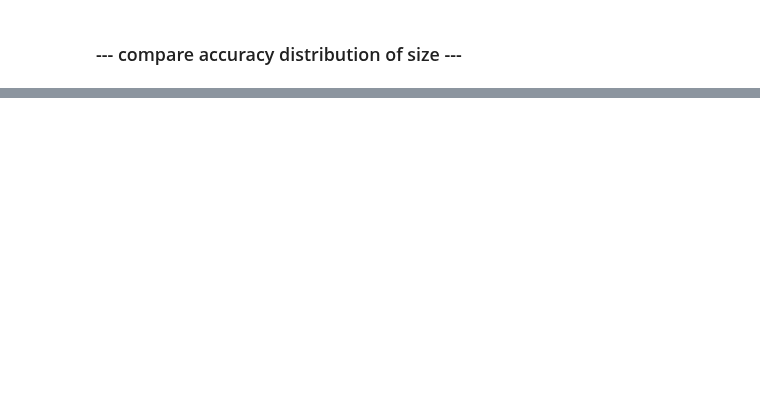
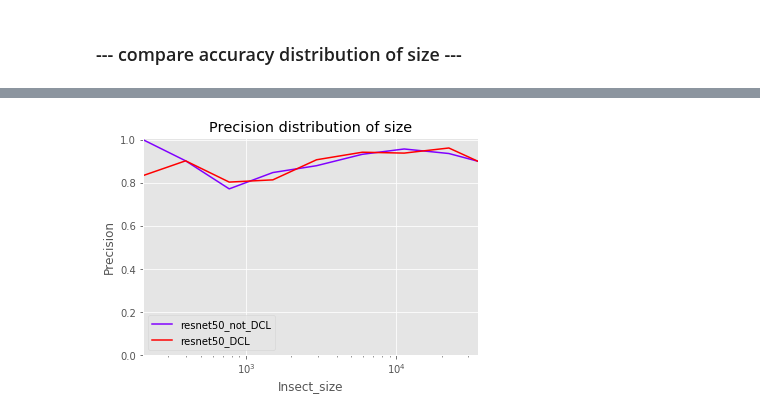
Before and after one commit to keiiti975/Insect_Phenology_Detector, a Jupyter notebook: result/classification/compare_DCL/compare_DCL.ipynb, the cells around one changed output, grey strips where cells are left out. Cells and saved outputs as stored; diff of their text form; code cells hidden in the pictures; blank space fills up the shorter version.

```diff
--- a/result/classification/compare_DCL/compare_DCL.ipynb
+++ b/result/classification/compare_DCL/compare_DCL.ipynb
@@ -14,5 +50,18 @@ resnet50_DCL = pd.read_csv('/home/tanida/workspace/Insect_Phenology_Detector/fig
 # %% [markdown]
 ### --- compare accuracy distribution of size ---
 # %%
+resnet50_default = pd.read_csv('/home/tanida/workspace/Insect_Phenology_Detector/figure/classification/ResNet101/resnet50_b20_r45_lr1e-5_crossvalid/each_size_df.csv')
 resnet50_not_DCL = pd.read_csv('/home/tanida/workspace/Insect_Phenology_Detector/figure/classification/ResNet101/resnet50_b20_r45_lr1e-5_crossvalid_resize/each_size_df.csv')
 resnet50_DCL = pd.read_csv('/home/tanida/workspace/Insect_Phenology_Detector/figure/classification/ResNet101/resnet50_b20_r45_lr1e-5_crossvalid_resize_DCL/each_size_df.csv')
+new_resnet50_not_DCL = pd.DataFrame({"Accuracy": resnet50_not_DCL["Accuracy"].values, "Insect_size": resnet50_default["Insect_size"].values})
+new_resnet50_DCL = pd.DataFrame({"Accuracy": resnet50_DCL["Accuracy"].values, "Insect_size": resnet50_default["Insect_size"].values})
+resnet50_not_DCL = compute_all_size_df(new_resnet50_not_DCL)
+resnet50_DCL = compute_all_size_df(new_resnet50_DCL)
+# %%
+resnet50_not_DCL = resnet50_not_DCL.drop(resnet50_not_DCL.index[[0]])
+resnet50_DCL = resnet50_DCL.drop(resnet50_DCL.index[[0]])
+# %%
+all_df = resnet50_not_DCL
+all_df = all_df.rename(columns={'Accuracy': 'resnet50_not_DCL'})
+all_df = all_df.assign(resnet50_DCL=resnet50_DCL["Accuracy"])
+all_df
@@ -18,0 +79,8 @@ resnet50_DCL = pd.read_csv('/home/tanida/workspace/Insect_Phenology_Detector/fig
+# %%
+all_df.plot(x="Insect_size", y=["resnet50_not_DCL", "resnet50_DCL"], logx=True, legend=True, cmap="rainbow")
+plt.ylabel("Precision")
+plt.title("Precision distribution of size")
+plt.ylim(0.0, 1.01)
+plt.savefig("/home/tanida/workspace/Insect_Phenology_Detector/result/classification/compare_DCL/compare_precision_distrib_of_size.png", bbox_inches="tight")
+# %% [output]
+[figure, added]
```
Also changed, not shown: parts of 8 cells of this notebook, 11 other files.
